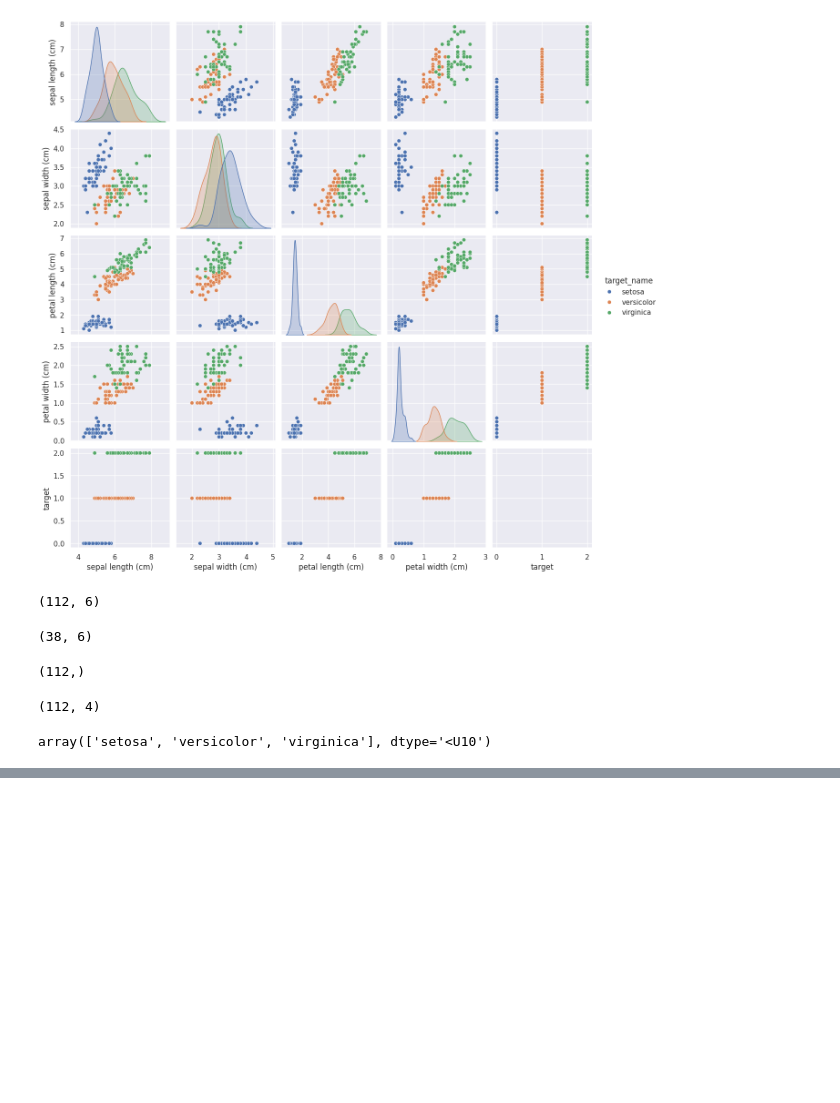
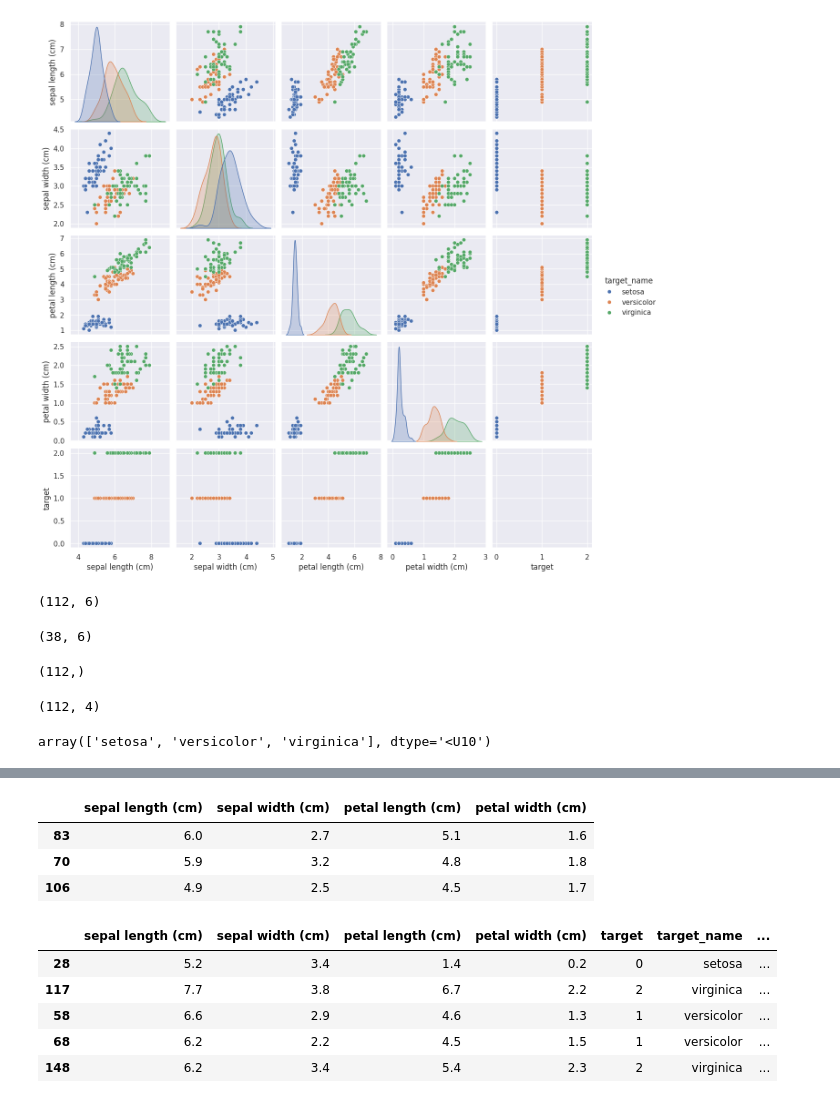
Before and after one commit to BibekRai44/basic-ml-project, a Jupyter notebook: irisdataset.ipynb, the cells around one changed output, grey strips where cells are left out. Drawn from its saved outputs; the diff is of its cells as text; code cells hidden in the pictures; blank space fills up the shorter version.

```diff
--- a/irisdataset.ipynb
+++ b/irisdataset.ipynb
@@ -212,0 +259,7 @@ model.score(Xv,yv)
+# %%
+X_train[not_predicted_correctly]
+# %% [output]
+|  | sepal length (cm) | sepal width (cm) | petal length (cm) | petal width (cm) |
+| 83 | 6.0 | 2.7 | 5.1 | 1.6 |
+| 70 | 5.9 | 3.2 | 4.8 | 1.8 |
+| 106 | 4.9 | 2.5 | 4.5 | 1.7 |
@@ -212,0 +273,9 @@ model.score(Xv,yv)
+# %%
+df_predictions.head()
+# %% [output]
+|  | sepal length (cm) | sepal width (cm) | petal length (cm) | petal width (cm) | target | target_name | ... |
+| 28 | 5.2 | 3.4 | 1.4 | 0.2 | 0 | setosa | ... |
+| 117 | 7.7 | 3.8 | 6.7 | 2.2 | 2 | virginica | ... |
+| 58 | 6.6 | 2.9 | 4.6 | 1.3 | 1 | versicolor | ... |
+| 68 | 6.2 | 2.2 | 4.5 | 1.5 | 1 | versicolor | ... |
+| 148 | 6.2 | 3.4 | 5.4 | 2.3 | 2 | virginica | ... |
```
Also changed, not shown: parts of 20 cells of this notebook.
